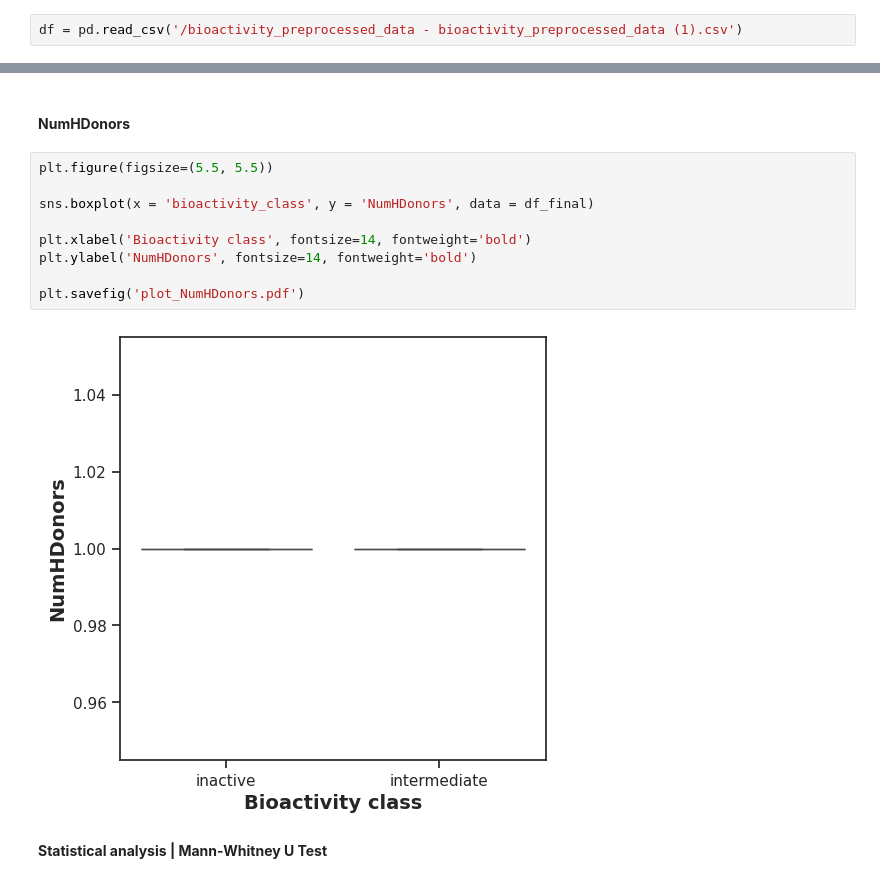
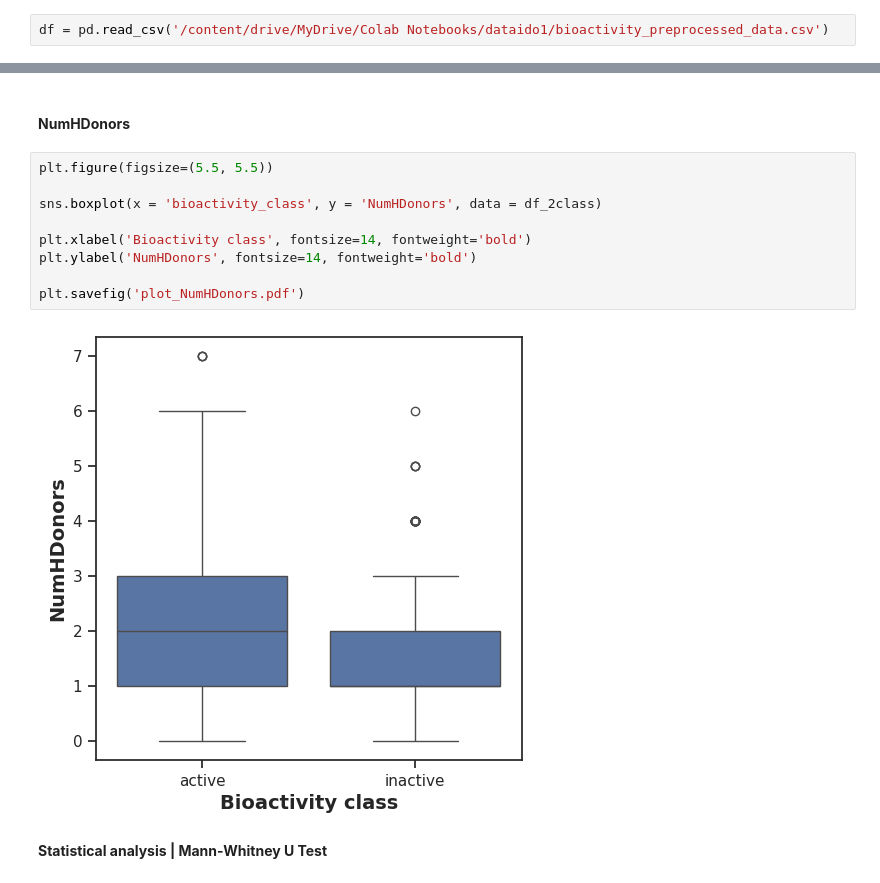
Before and after one commit to dikshasr25/Bioinformatics, a Jupyter notebook: python/CDD_ML_Part_2_Exploratory_Data_Analysis.ipynb, the cells around one changed output, grey strips where cells are left out. Saved outputs shown, nothing was run; the diff lists cells and outputs as text.

```diff
--- a/python/CDD_ML_Part_2_Exploratory_Data_Analysis.ipynb
+++ b/python/CDD_ML_Part_2_Exploratory_Data_Analysis.ipynb
@@ -42,4 +40,4 @@ Executing transaction: \|/-\|/-\|/-\|/-\|/-\|/-\|/-\|/done
 # %%
 import pandas as pd
 # %%
-df = pd.read_csv('/bioactivity_preprocessed_data - bioactivity_preprocessed_data (1).csv')
+df = pd.read_csv('/content/drive/MyDrive/Colab Notebooks/dataido1/bioactivity_preprocessed_data.csv')
@@ -405,14 +433,14 @@ mannwhitney('LogP')
 # %%
 plt.figure(figsize=(5.5, 5.5))
 
-sns.boxplot(x = 'bioactivity_class', y = 'NumHDonors', data = df_final)
+sns.boxplot(x = 'bioactivity_class', y = 'NumHDonors', data = df_2class)
 
 plt.xlabel('Bioactivity class', fontsize=14, fontweight='bold')
 plt.ylabel('NumHDonors', fontsize=14, fontweight='bold')
 
 plt.savefig('plot_NumHDonors.pdf')
 # %% [output]
-[figure, old version]
+[figure, new version]
 # %% [markdown]
 **Statistical analysis | Mann-Whitney U Test**
 # %%
```
Also changed, not shown: parts of 27 cells of this notebook.
